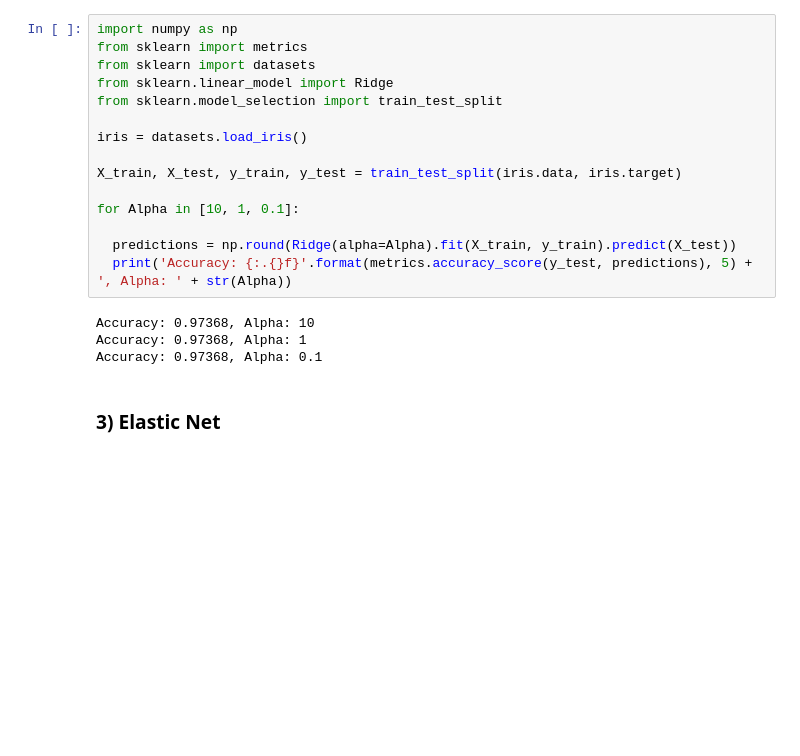
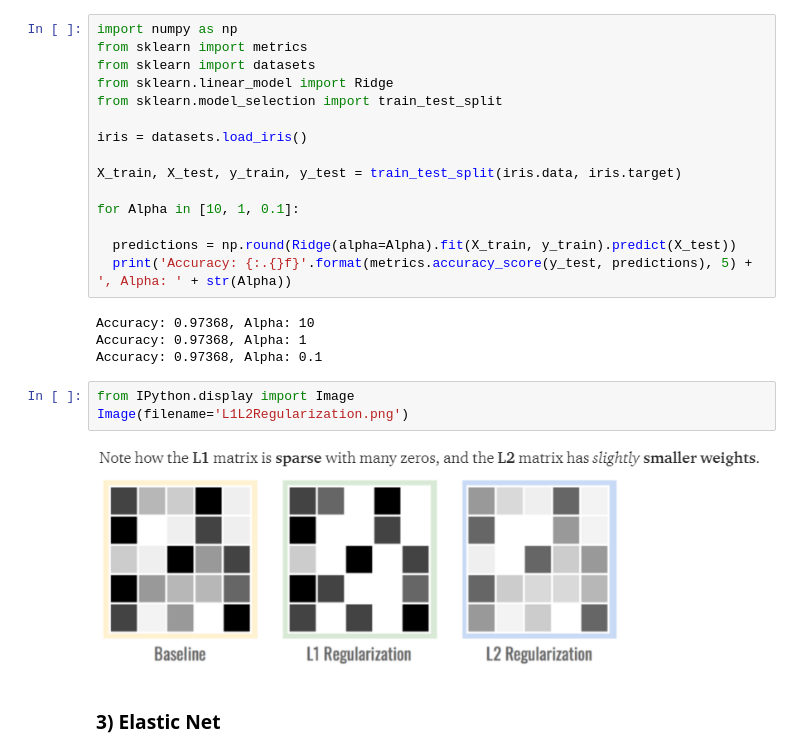
Before and after one commit to geoffreylink/Projects, a Jupyter notebook: 06 Machine Learning/10 Common Ways To Prevent Overfitting in 10 lines.ipynb, the cells around one changed output. Drawn from its saved outputs; the diff is of its cells as text; blank space fills up the shorter version.

```diff
--- a/06 Machine Learning/10 Common Ways To Prevent Overfitting in 10 lines.ipynb
+++ b/06 Machine Learning/10 Common Ways To Prevent Overfitting in 10 lines.ipynb
@@ -47,6 +47,11 @@ for Alpha in [10, 1, 0.1]:
 Accuracy: 0.97368, Alpha: 10
 Accuracy: 0.97368, Alpha: 1
 Accuracy: 0.97368, Alpha: 0.1
+# %%
+from IPython.display import Image
+Image(filename='L1L2Regularization.png')
+# %% [output]
+[figure, added]
 # %% [markdown]
 ### 3) Elastic Net
 # %%
```
Also changed, not shown: parts of 1 cell of this notebook, 2 other files.
